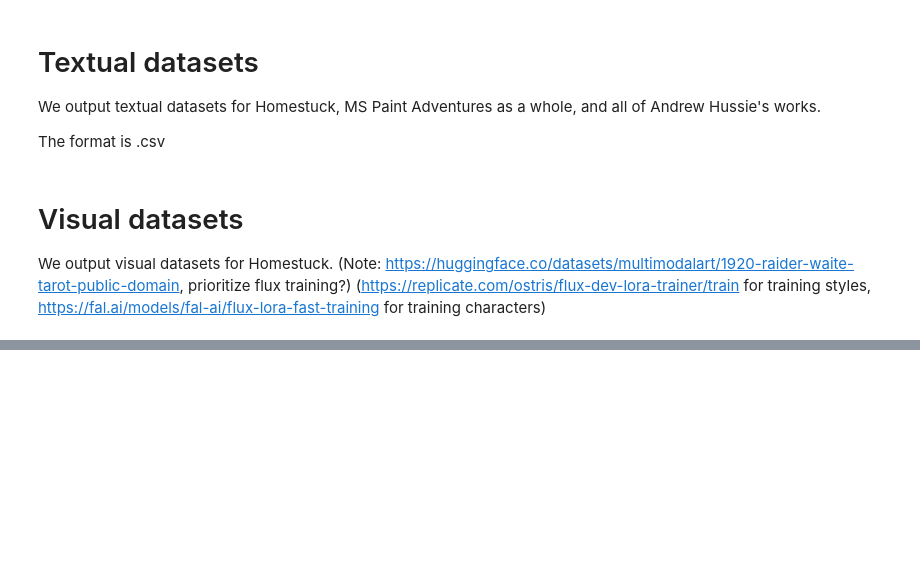
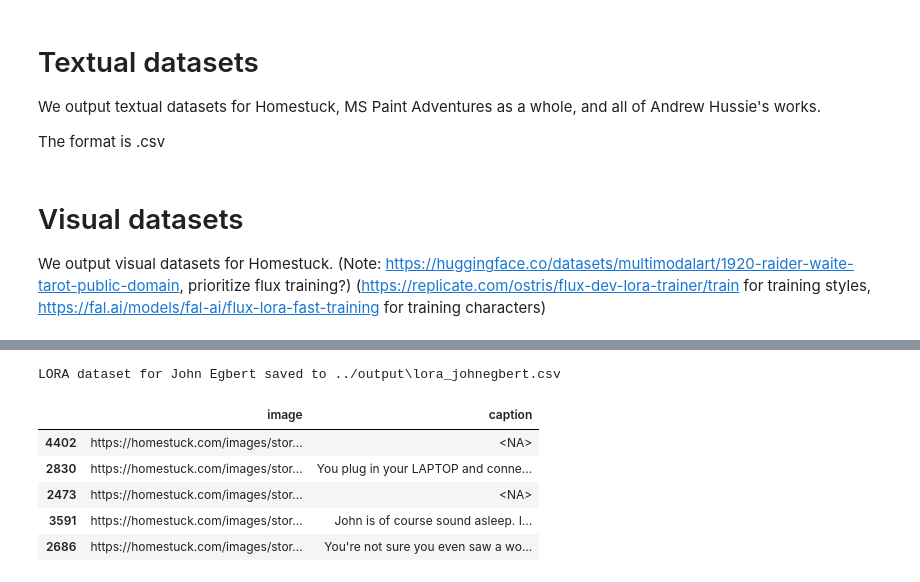
Before and after one commit to recordcrash/homestuck-dataset, a Jupyter notebook: notebooks/collection_to_data.ipynb, the cells around one changed output, grey strips where cells are left out. Cells and saved outputs as stored; diff of their text form; code cells hidden in the pictures; blank space fills up the shorter version.

```diff
--- a/notebooks/collection_to_data.ipynb
+++ b/notebooks/collection_to_data.ipynb
@@ -2129,15 +2160,11 @@ with open(training_file, 'w') as training_jsonl, open(validation_file, 'w') as v
         validation_jsonl.write(json.dumps(create_openai_jsonl_entry(row)) + '\n')
     print(f"Validation data written to {validation_file}")
 
-# Let's check the first few lines of the training file
-with open(training_file, 'r') as file:
-    for _ in range(5):
-        print(file.readline())
+# Let's load the first line as a json
+with open(training_file, 'r') as f:
+    first_line_json = json.loads(f.readline())
 
-# Let's check the first few lines of the validation file
-with open(validation_file, 'r') as file:
-    for _ in range(1):
-        print(file.readline())
+first_line_json
 # %% [output]
 Training data written to ../output\hs_tagging_training_data.jsonl
 Validation data written to ../output\hs_tagging_validation_data.jsonl
@@ -2239,0 +2373,48 @@ We output visual datasets for Homestuck. (Note: https://huggingface.co/datasets/
+# %%
+# Now the function to create a LORA dataset ("image", "caption") for a specific character tag, then we'll just loop.
+# We'll use a "normalized" filename based on the tag name, like "johnegbert" for "John Egbert".
+# We'll assume that the given dataframe has a "caption" column that is the text description of the image, and a "src" column that contains a partial URL
+# we can turn that into a full URL by prefixing "https://homestuck.com/images" to it as always
+# Note that the final dataset will be csv with two columns, "image" and "caption
+
+def create_lora_dataset_for_character_tag(df: pd.DataFrame, character_tag: str) -> pd.DataFrame:
+    """
+    Creates a LORA dataset for a specific character tag.
+
+    Args:
+        df (pd.DataFrame): The dataset to create the LORA dataset from.
+        character_tag (str): The character tag to create the LORA dataset for.
+
+    Returns:
+        pd.DataFrame: The LORA dataset for the character tag.
+    """
+    # Get the normalized character tag
+    normalized_character_tag = character_tag.lower().replace(" ", "")
+
+    # Filter the dataset for the character tag
+    character_df = df[df['tags'].apply(lambda tags: character_tag in tags)]
+
+    # Create the LORA dataset
+    lora_dataset = character_df[['src', 'content']].copy()
+    lora_dataset['src'] = lora_dataset['src'].apply(lambda src: f"https://homestuck.com/images{src}")
+    # TODO: replace "content" with an actual caption column later
+    lora_dataset.rename(columns={'src': 'image', 'content': 'caption'}, inplace=True)
+
+    # Save it as a csv in OUTPUT_FOLDER
+    lora_dataset_output_file = os.path.join(OUTPUT_FOLDER, f"lora_{normalized_character_tag}.csv")
+    lora_dataset.to_csv(lora_dataset_output_file, index=False)
+    print(f"LORA dataset for {character_tag} saved to {lora_dataset_output_file}")
+
+    return lora_dataset
+
+# Test it with John Egbert
+john_egbert_lora_dataset = create_lora_dataset_for_character_tag(four_acts_hs_df, "John Egbert")
+john_egbert_lora_dataset.sample(5)
+# %% [output]
+LORA dataset for John Egbert saved to ../output\lora_johnegbert.csv
+|  | image | caption |
+| 4402 | https://homestuck.com/images/stor... | <NA> |
+| 2830 | https://homestuck.com/images/stor... | You plug in your LAPTOP and conne... |
+| 2473 | https://homestuck.com/images/stor... | <NA> |
+| 3591 | https://homestuck.com/images/stor... | John is of course sound asleep. I... |
+| 2686 | https://homestuck.com/images/stor... | You're not sure you even saw a wo... |
```
Also changed, not shown: parts of 11 cells of this notebook.
